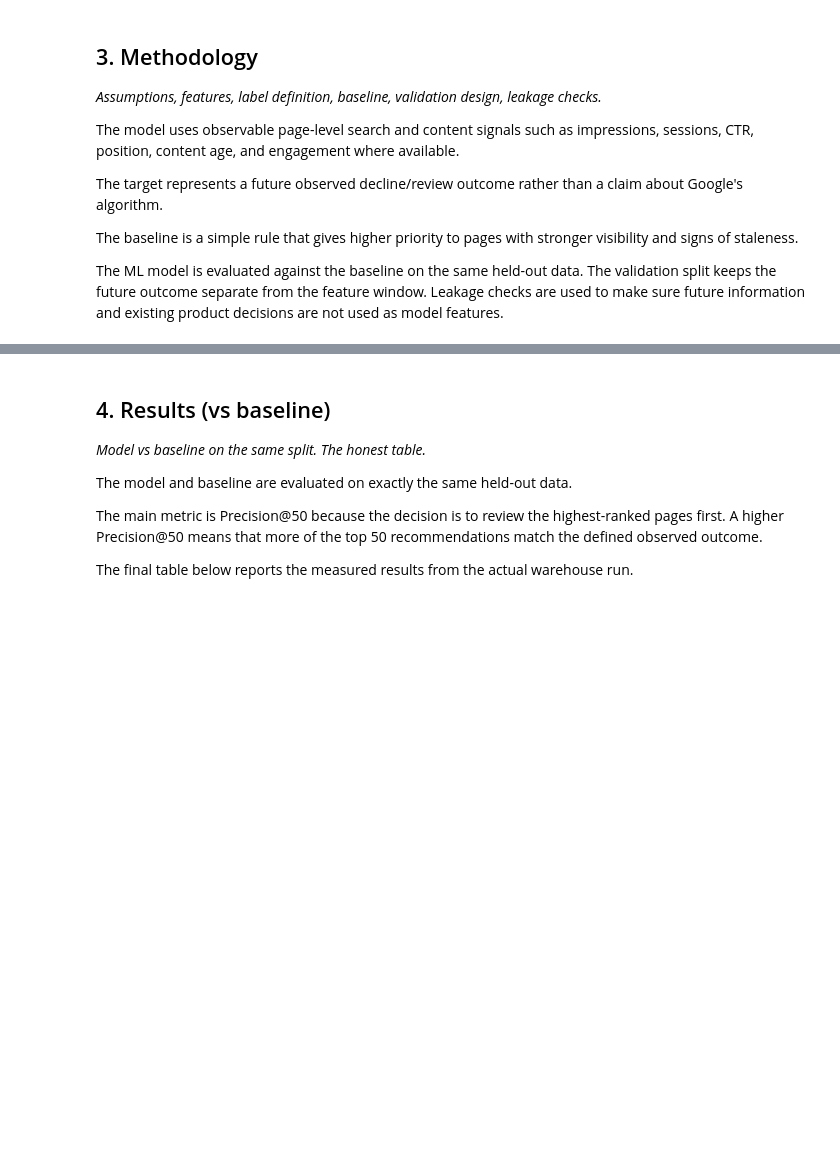
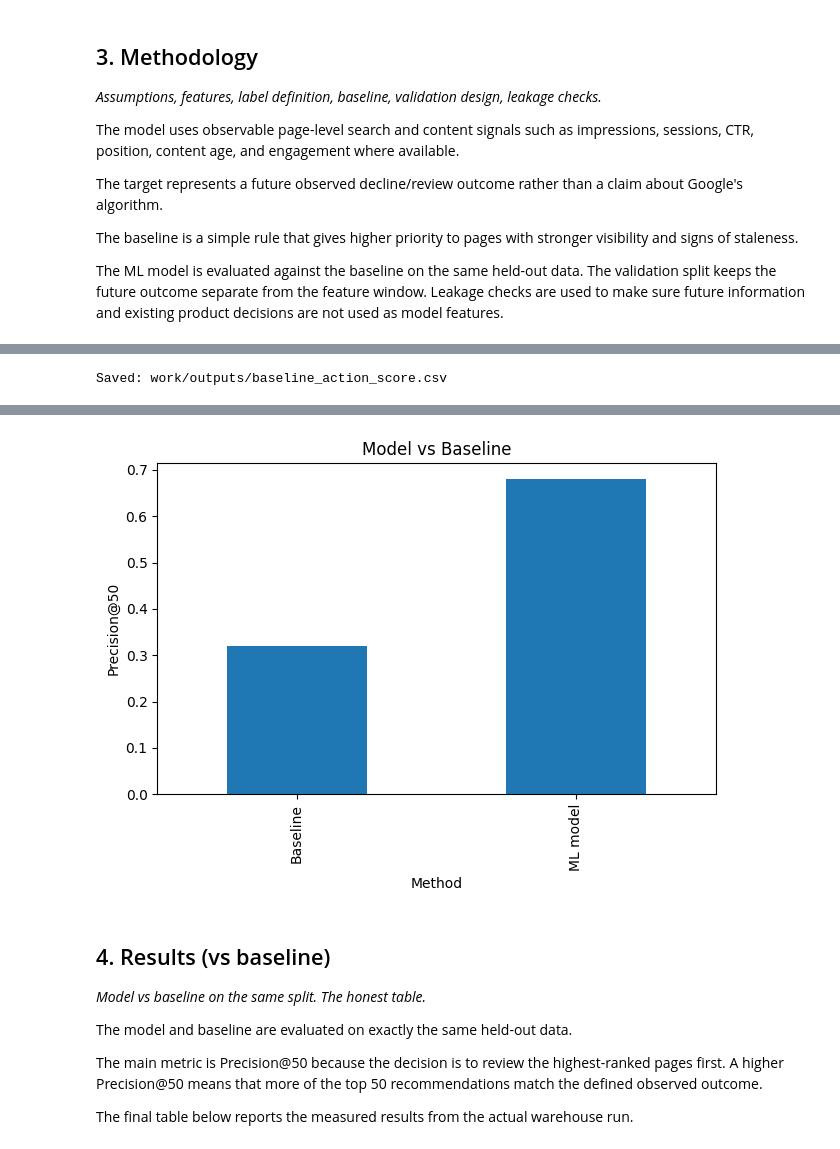
Before and after one commit to Ali0678/FlyRank-Internship, a Jupyter notebook: work/notebooks/capstone.ipynb, the cells around one changed output, grey strips where cells are left out. Drawn from its saved outputs; the diff is of its cells as text; code cells hidden in the pictures; blank space fills up the shorter version.

```diff
--- a/work/notebooks/capstone.ipynb
+++ b/work/notebooks/capstone.ipynb
@@ -64,0 +290,74 @@ print("Leakage check: future-window and product-decision fields excluded")
+# %%
+# Save the ranked recommendations
+
+import os
+
+os.makedirs("work/outputs", exist_ok=True)
+
+ranked_output = predictions[
+    [
+        "rank",
+        "content_id",
+        "score",
+        "action",
+        "reason_code"
+    ]
+].copy()
+
+ranked_output.to_csv(
+    "work/outputs/baseline_action_score.csv",
+    index=False
+)
+
+print("Saved:", "work/outputs/baseline_action_score.csv")
+display(ranked_output.head(20))
+
+top20 = predictions.head(20).copy()
+
+top20["confidence_note"] = np.where(
+    top20["score"] >= top20["score"].median(),
+    "Higher-confidence baseline match",
+    "Needs closer review"
+)
+
+top20["what_would_make_it_wrong"] = (
+    "The page may not benefit from a refresh despite its observed signals."
+)
+
+display(
+    top20[
+        [
+            "rank",
+            "content_id",
+            "action",
+            "reason_code",
+            "confidence_note",
+            "what_would_make_it_wrong"
+        ]
+    ]
+)
+
+import matplotlib.pyplot as plt
+
+results.plot(
+    x="Method",
+    y="Precision@50",
+    kind="bar",
+    legend=False
+)
+
+plt.title("Model vs Baseline")
+plt.ylabel("Precision@50")
+plt.tight_layout()
+
+os.makedirs("work/outputs/charts", exist_ok=True)
+
+plt.savefig(
+    "work/outputs/charts/model_vs_baseline.png",
+    dpi=150,
+    bbox_inches="tight"
+)
+
+plt.show()
+# %% [output]
+Saved: work/outputs/baseline_action_score.csv
@@ -65,3 +398,4 @@ print("Leakage check: future-window and product-decision fields excluded")
+[figure, added]
 # %% [markdown]
 ## 4. Results (vs baseline)
 
```
Also changed, not shown: parts of 15 cells of this notebook.
